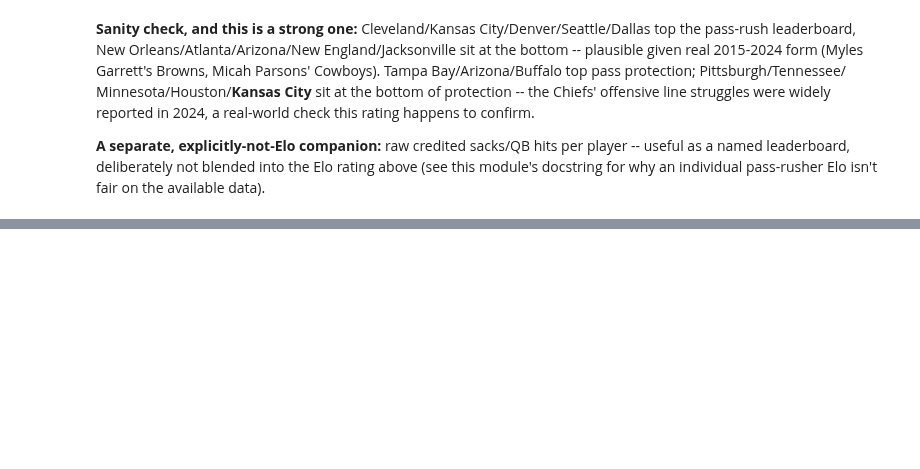
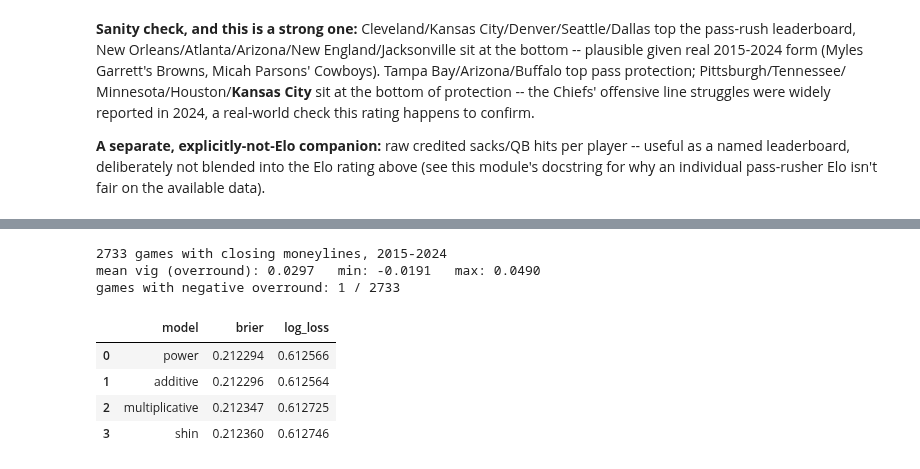
Before and after one commit to rahulr-1006/nfl_2026, a Jupyter notebook: notebooks/model_backtest_results.ipynb, the cells around one changed output, grey strips where cells are left out. Saved outputs shown, nothing was run; the diff lists cells and outputs as text; code cells hidden in the pictures; blank space fills up the shorter version.

```diff
--- a/notebooks/model_backtest_results.ipynb
+++ b/notebooks/model_backtest_results.ipynb
@@ -716,0 +727,30 @@ counts.sort_values("sacks", ascending=False)[["display_name", "position", "sacks
+# %%
+from src.devig.convert import american_to_implied_prob
+from src.devig.methods import DEVIG_METHODS
+from src.clv.metrics import bootstrap_ci
+
+devig_df = schedule.dropna(subset=["home_moneyline", "away_moneyline", "home_score", "away_score"]).copy()
+devig_df = devig_df[devig_df["home_score"] != devig_df["away_score"]].copy()
+devig_df["home_win"] = (devig_df["home_score"] > devig_df["away_score"]).astype(int)
+print(f"{len(devig_df)} games with closing moneylines, 2015-2024")
+
+raw_probs = [
+    (american_to_implied_prob(int(h)), american_to_implied_prob(int(a)))
+    for h, a in zip(devig_df["home_moneyline"], devig_df["away_moneyline"])
+]
+overround = pd.Series([sum(rp) - 1 for rp in raw_probs])
+print(f"mean vig (overround): {overround.mean():.4f}   min: {overround.min():.4f}   max: {overround.max():.4f}")
+print(f"games with negative overround: {(overround < 0).sum()} / {len(overround)}")
+
+devig_preds = {name: np.array([fn(rp).probabilities[0] for rp in raw_probs]) for name, fn in DEVIG_METHODS.items()}
+devig_report_full = compare_to_baseline(devig_preds, devig_df["home_win"])
+devig_report_full
+# %% [output]
+2733 games with closing moneylines, 2015-2024
+mean vig (overround): 0.0297   min: -0.0191   max: 0.0490
+games with negative overround: 1 / 2733
+|  | model | brier | log_loss |
+| 0 | power | 0.212294 | 0.612566 |
+| 1 | additive | 0.212296 | 0.612564 |
+| 2 | multiplicative | 0.212347 | 0.612725 |
+| 3 | shin | 0.212360 | 0.612746 |
```
Also changed, not shown: parts of 7 cells of this notebook, 2 other files.
